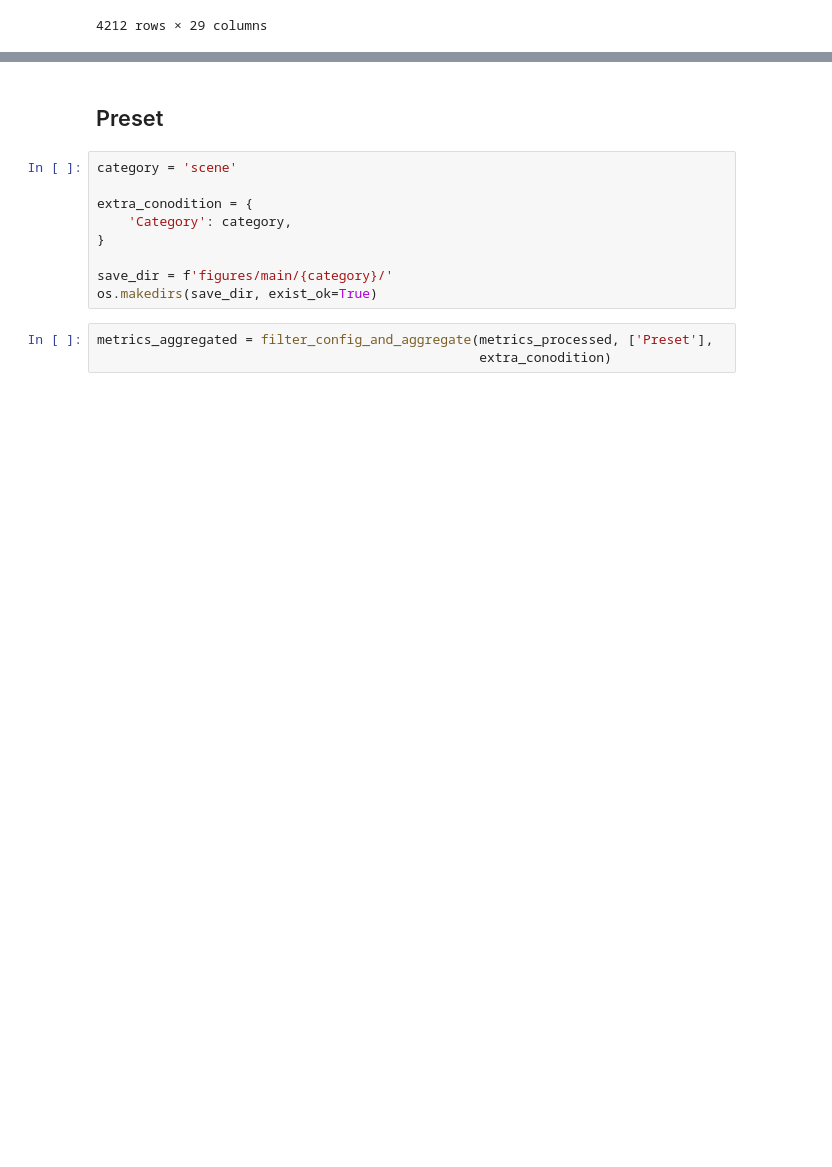
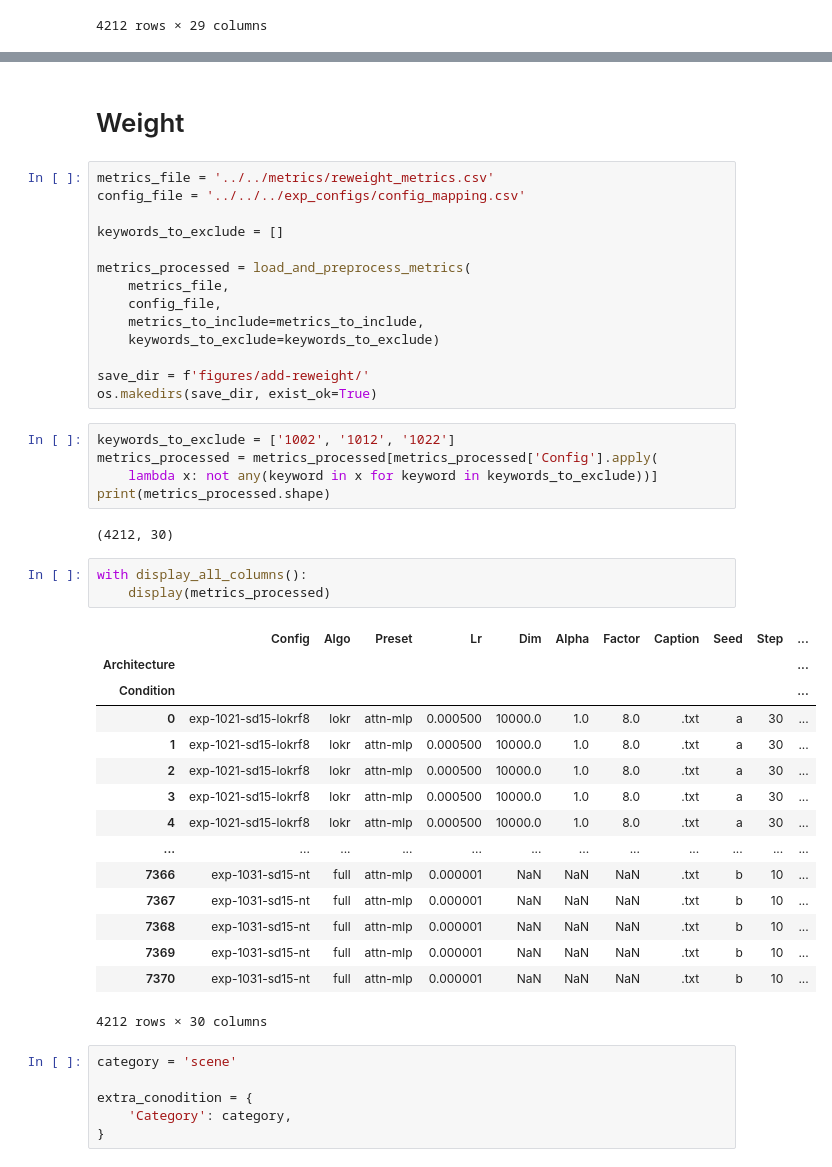
Before and after one commit to cyber-meow/LyCORIS-evaluation, a Jupyter notebook: results/notebooks/xy_plot/xy_plot_paper_add_exp.ipynb, the cells around one changed output, grey strips where cells are left out. Cells and saved outputs as stored; diff of their text form; blank space fills up the shorter version.

```diff
--- a/results/notebooks/xy_plot/xy_plot_paper_add_exp.ipynb
+++ b/results/notebooks/xy_plot/xy_plot_paper_add_exp.ipynb
@@ -166,14 +169,48 @@ dtype: bool
 # %% [markdown]
-## Preset
+# Weight
+# %%
+metrics_file = '../../metrics/reweight_metrics.csv'
+config_file = '../../../exp_configs/config_mapping.csv'
+
+keywords_to_exclude = []
+
+metrics_processed = load_and_preprocess_metrics(
+    metrics_file,
+    config_file,
+    metrics_to_include=metrics_to_include,
+    keywords_to_exclude=keywords_to_exclude)
+
+save_dir = f'figures/add-reweight/'
+os.makedirs(save_dir, exist_ok=True)
+# %%
+keywords_to_exclude = ['1002', '1012', '1022']
+metrics_processed = metrics_processed[metrics_processed['Config'].apply(
+    lambda x: not any(keyword in x for keyword in keywords_to_exclude))]
+print(metrics_processed.shape)
+# %% [output]
+(4212, 30)
+# %%
+with display_all_columns():
+    display(metrics_processed)
+# %% [output]
+|  | Config | Algo | Preset | Lr | Dim | Alpha | Factor | Caption | Seed | Step | ... |
+| Architecture |  |  |  |  |  |  |  |  |  |  | ... |
+| Condition |  |  |  |  |  |  |  |  |  |  | ... |
+| 0 | exp-1021-sd15-lokrf8 | lokr | attn-mlp | 0.000500 | 10000.0 | 1.0 | 8.0 | .txt | a | 30 | ... |
+| 1 | exp-1021-sd15-lokrf8 | lokr | attn-mlp | 0.000500 | 10000.0 | 1.0 | 8.0 | .txt | a | 30 | ... |
+| 2 | exp-1021-sd15-lokrf8 | lokr | attn-mlp | 0.000500 | 10000.0 | 1.0 | 8.0 | .txt | a | 30 | ... |
+| 3 | exp-1021-sd15-lokrf8 | lokr | attn-mlp | 0.000500 | 10000.0 | 1.0 | 8.0 | .txt | a | 30 | ... |
+| 4 | exp-1021-sd15-lokrf8 | lokr | attn-mlp | 0.000500 | 10000.0 | 1.0 | 8.0 | .txt | a | 30 | ... |
+| ... | ... | ... | ... | ... | ... | ... | ... | ... | ... | ... | ... |
+| 7366 | exp-1031-sd15-nt | full | attn-mlp | 0.000001 | NaN | NaN | NaN | .txt | b | 10 | ... |
+| 7367 | exp-1031-sd15-nt | full | attn-mlp | 0.000001 | NaN | NaN | NaN | .txt | b | 10 | ... |
+| 7368 | exp-1031-sd15-nt | full | attn-mlp | 0.000001 | NaN | NaN | NaN | .txt | b | 10 | ... |
+| 7369 | exp-1031-sd15-nt | full | attn-mlp | 0.000001 | NaN | NaN | NaN | .txt | b | 10 | ... |
+| 7370 | exp-1031-sd15-nt | full | attn-mlp | 0.000001 | NaN | NaN | NaN | .txt | b | 10 | ... |
+4212 rows × 30 columns
 # %%
 category = 'scene'
 
 extra_conodition = {
     'Category': category,
 }
-
-save_dir = f'figures/main/{category}/'
-os.makedirs(save_dir, exist_ok=True)
-# %%
-metrics_aggregated = filter_config_and_aggregate(metrics_processed, ['Preset'],
-                                                 extra_conodition)
```
Also changed, not shown: parts of 20 cells of this notebook, 34 other files.
